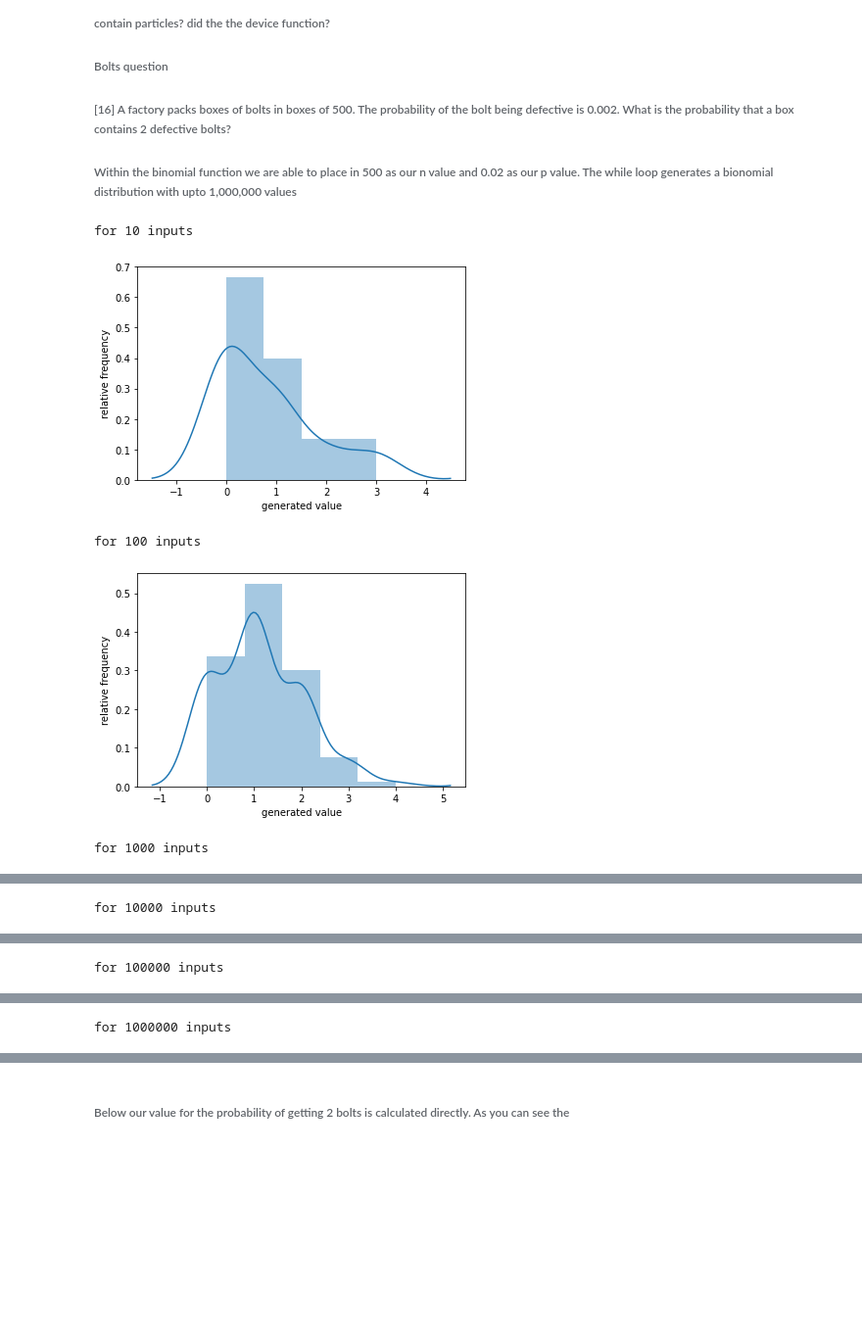
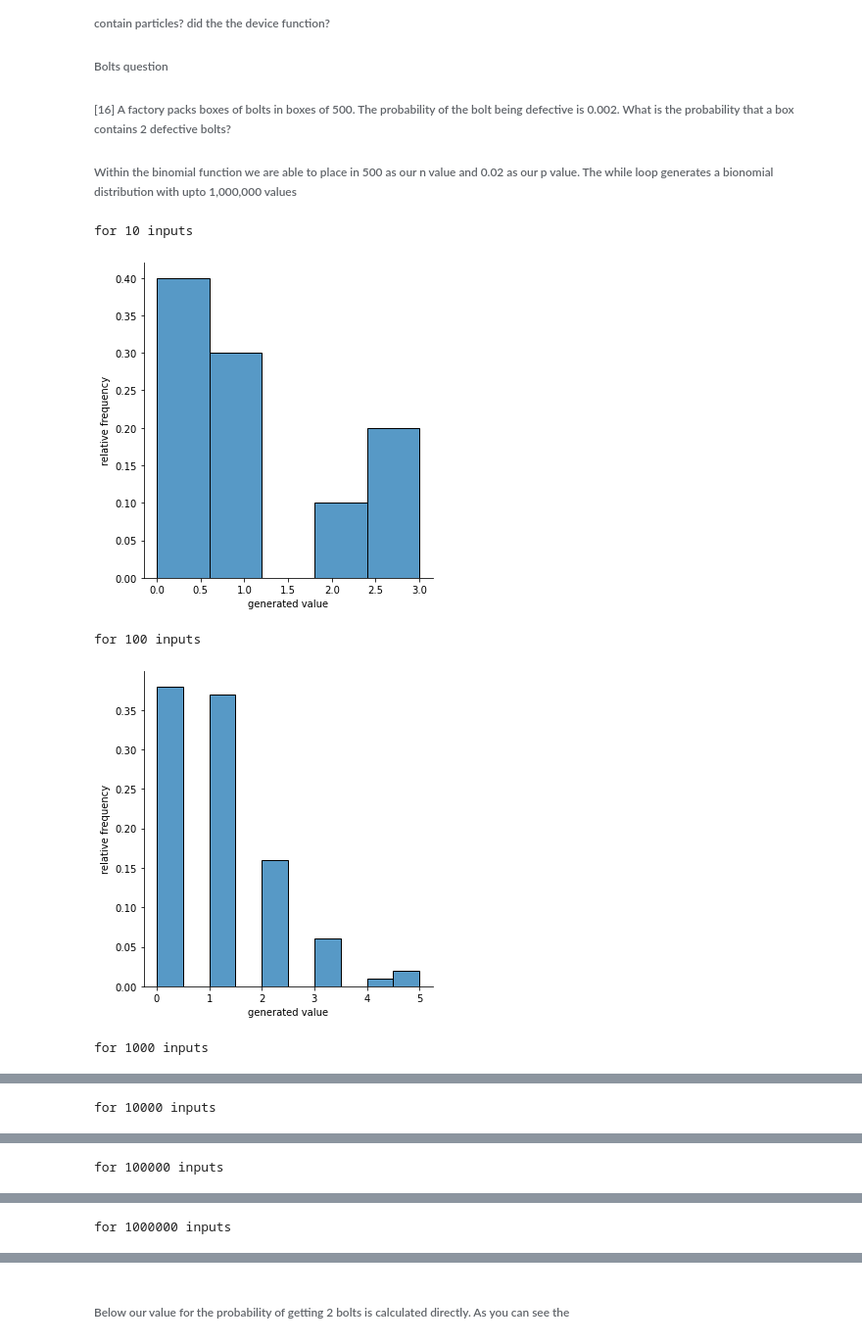
Before and after one commit to Jonathangmit/numpy-random-assignment, a Jupyter notebook: numpy-assignment.ipynb, the cells around one changed output, grey strips where cells are left out. Shown at 98% size. Cells and saved outputs as stored; diff of their text form; code cells hidden in the pictures; blank space fills up the shorter version.

Commit message:
checking graphs

```diff
--- a/numpy-assignment.ipynb
+++ b/numpy-assignment.ipynb
@@ -366,7 +366,7 @@ while x <= 1000000:
     n = rng.normal(100, 15,size=x)
     sns.displot(n, stat="probability")
     plt.xlabel('generated value')
-    plt.ylabel('count')
+    plt.ylabel('probability')
     print("for", str(x), "inputs")
     plt.show()
     x=x*10
@@ -413,19 +413,19 @@ There is a 0.015 % chance..... frightening
 # %%
 import numpy as np
 import matplotlib.pyplot as plt
 import seaborn as sns
 x=10
 while x <= 1000000:
     n = rng.binomial(500,0.002,x)
-    sns.distplot(n)
+    sns.displot(n,stat="probability")
     plt.xlabel('generated value')
     plt.ylabel('relative frequency')
     print("for", str(x), "inputs")
     plt.show()
     x=x*10
 # %% [output]
 for 10 inputs
-[figure, old version]
+[figure, new version]
 for 100 inputs
-[figure, old version]
+[figure, new version]
 for 1000 inputs
```
Also changed, not shown: parts of 11 cells of this notebook.
